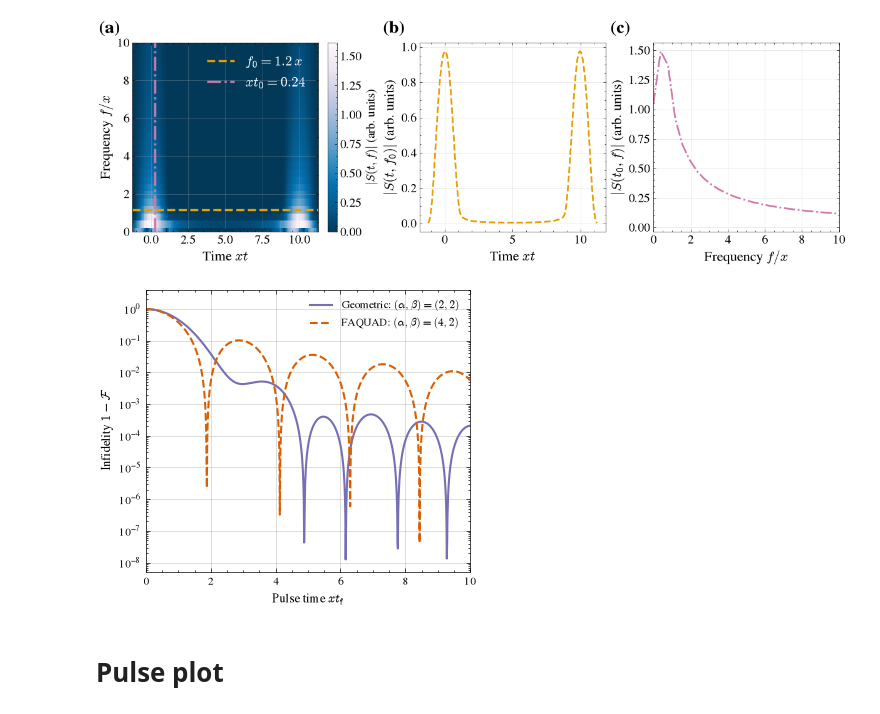
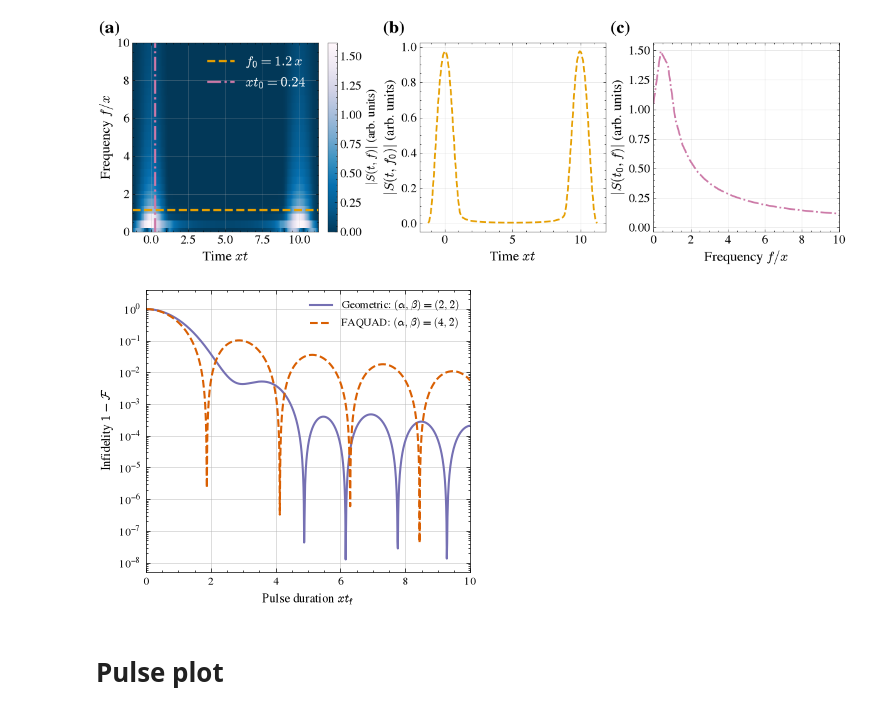
Before and after one commit to geodesiq-control/geodesiq-control, a Jupyter notebook: dev/manuscript_figures.ipynb, the cells around one changed output. Drawn from its saved outputs; the diff is of its cells as text; code cells hidden in the pictures.

```diff
--- a/dev/manuscript_figures.ipynb
+++ b/dev/manuscript_figures.ipynb
@@ -279,35 +279,35 @@ durations_lz = np.linspace(0.01, 10, 1000)
 model_lz.solve_problem(pulse_accuracy=1000)
 fidelities_geometric_lz = fidelity_vs_time(durations_lz, model_lz, controls={"alpha": 2, "beta": 2})
 fidelities_faquad_lz = fidelity_vs_time(durations_lz, model_lz, controls={"alpha": 4, "beta": 2})
 
 # Drawn at its printed width (0.65 of the text width), so that the fonts are not scaled
 fig, ax = plt.subplots(figsize=(0.65 * FIGURE_WIDTH, 0.55 * FIGURE_WIDTH), layout="constrained")
 
 ax.plot(
     durations_lz, 1 - fidelities_geometric_lz, label=r"Geometric: $(\alpha,\beta)=(2,2)$", lw=1.5, color=C_GEOMETRIC
 )
 ax.plot(
     durations_lz,
     1 - fidelities_faquad_lz,
     label=r"FAQUAD: $(\alpha,\beta)=(4,2)$",
     lw=1.5,
     ls="dashed",
     color=C_SPECTRUM,
 )
 
 ax.set_yscale("log")
 ax.set_ylabel(r"Infidelity $1-\mathcal{F}$", fontsize=9)
-ax.set_xlabel(r"Pulse time $x t_\text{f}$", fontsize=9)
+ax.set_xlabel(r"Pulse duration $x t_\text{f}$", fontsize=9)
 ax.legend(fontsize=8, loc="upper right")
 ax.grid(alpha=0.6)
 ax.tick_params(labelsize=8)
 ax.set_xlim(0, max(durations_lz))
 ax.set_ylim(None, 4)
 
 plt.show()
 fig.savefig("figures/landau_zener.pdf")
 # %% [output]
-[figure, old version]
+[figure, new version]
 # %% [markdown]
 # Pulse plot
 # %%
```
Also changed, not shown: parts of 13 cells of this notebook, 13 other files.
